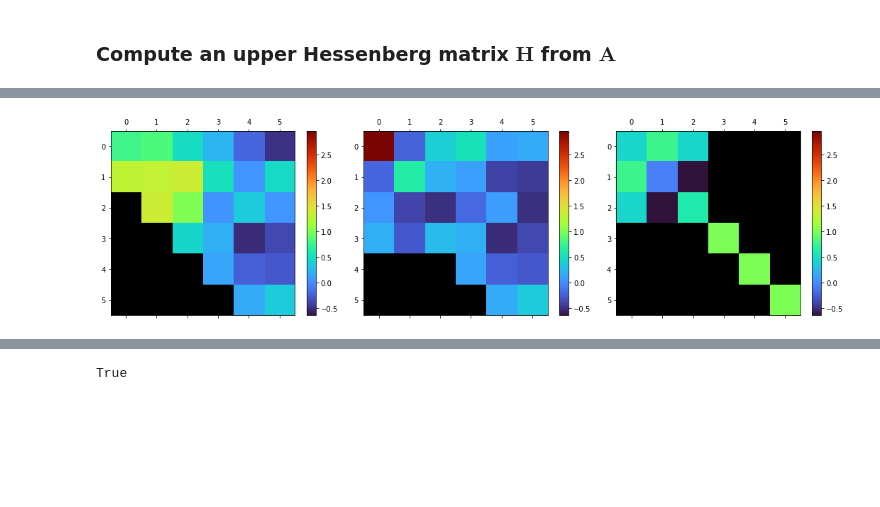
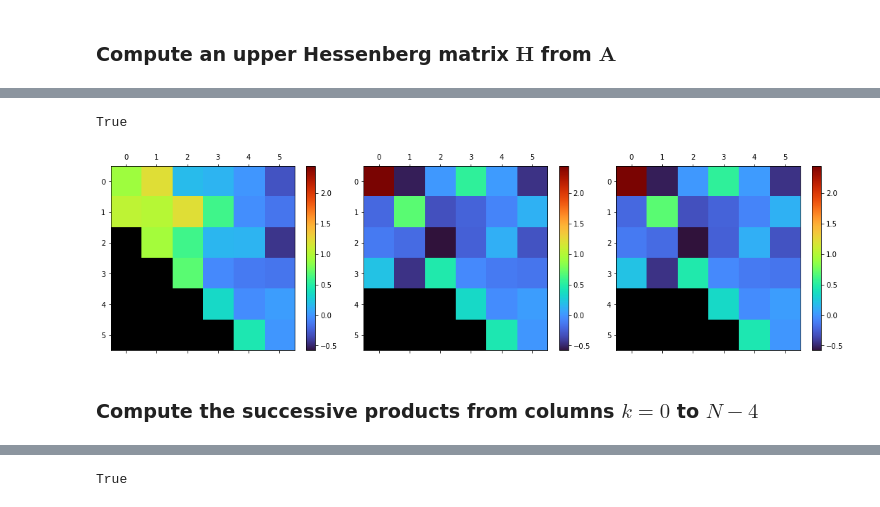
Before and after one commit to birocoles/matcomp, a Jupyter notebook: code/Francis_QR_step.ipynb, the cells around one changed output, grey strips where cells are left out. Cells and saved outputs as stored; diff of their text form; code cells hidden in the pictures; blank space fills up the shorter version.

```diff
--- a/code/Francis_QR_step.ipynb
+++ b/code/Francis_QR_step.ipynb
@@ -60,24 +161,28 @@ ZTHZ = H.copy()
 # %%
-# Compute the Householder vector and parameter beta
-vk, betak = mca.House_vector(x=[x, y, x])
+# Compute P0
 
+vk, betak = mca.House_vector([x,y,z])
 v.append(vk)
 beta.append(betak)
 
-# Create the Householder transformation
 Pk = np.identity(N)
 Pk[:3,:3] -= betak*np.outer(vk,vk)
-
 P.append(Pk)
-
-# Compute the product
-ZTHZ = (Pk@ZTHZ)@Pk
-products.append(ZTHZ)
-
-x = ZTHZ[1,0]
-y = ZTHZ[2,0]
-z = ZTHZ[3,0]
+# %%
+products.append(P[0]@ZTHZ@P[0])
+# %%
+# Overwrite H with the product P0 H P0 without explicitly forming matrix P0
+
+ZTHZ[:3,:] = mca.House_matvec(ZTHZ[:3,:], vk, betak, 'PA')
+ZTHZ[:4,:3] = mca.House_matvec(ZTHZ[:4,:3], vk, betak, 'AP')
+# %%
+# Compare the results for P0 H P0
+np.allclose(ZTHZ, products[1])
+# %% [output]
+True
 # %%
-plf.plot_matrices(matrices=[H, ZTHZ, Pk], size=(15,4), tol=1e-15, shape=(1,3))
+plf.plot_matrices(matrices=[H, products[1], ZTHZ], size=(15,4), tol=1e-15, shape=(1,3))
 # %% [output]
-[figure, old version]
+[figure, new version]
+# %% [markdown]
+### Compute the successive products from columns $k = 0$ to $N - 4$
```
Also changed, not shown: parts of 32 cells of this notebook, 5 other files.
